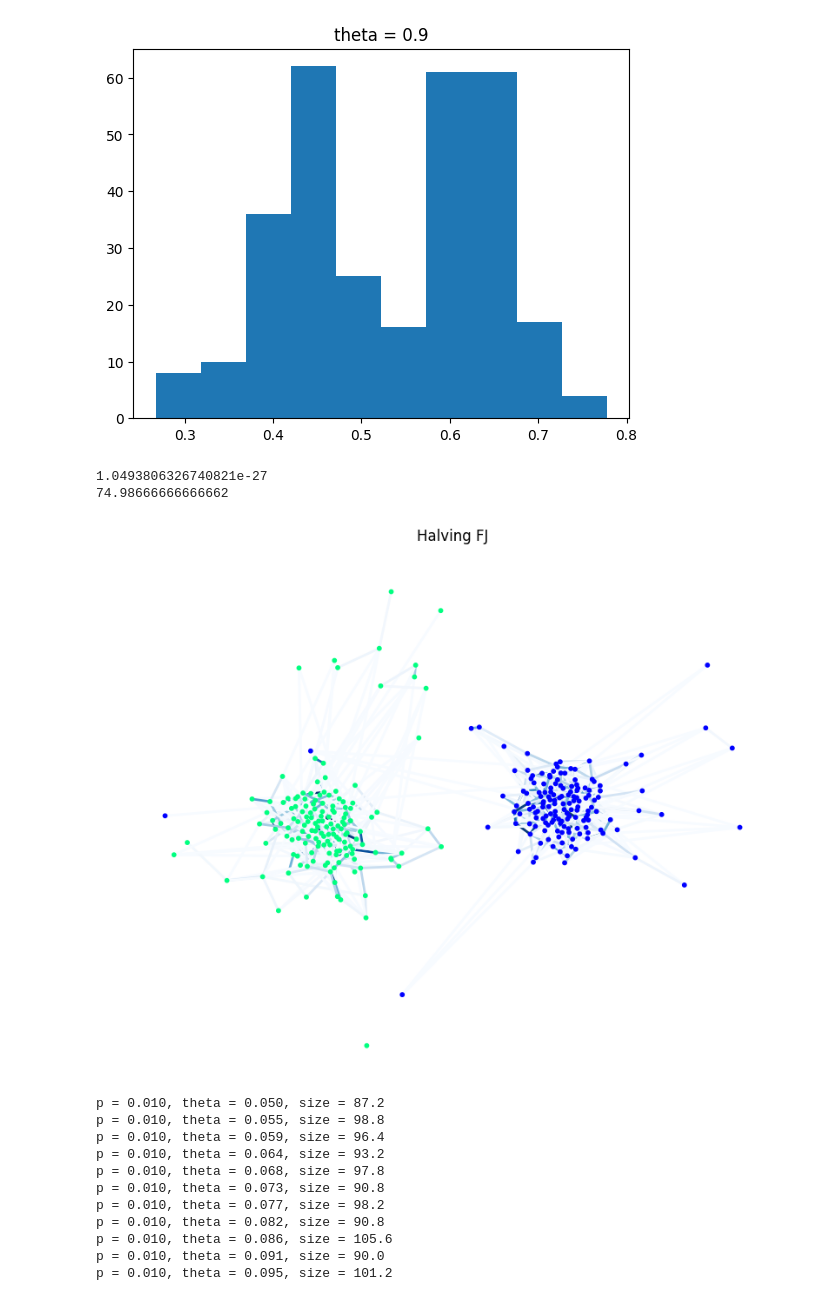
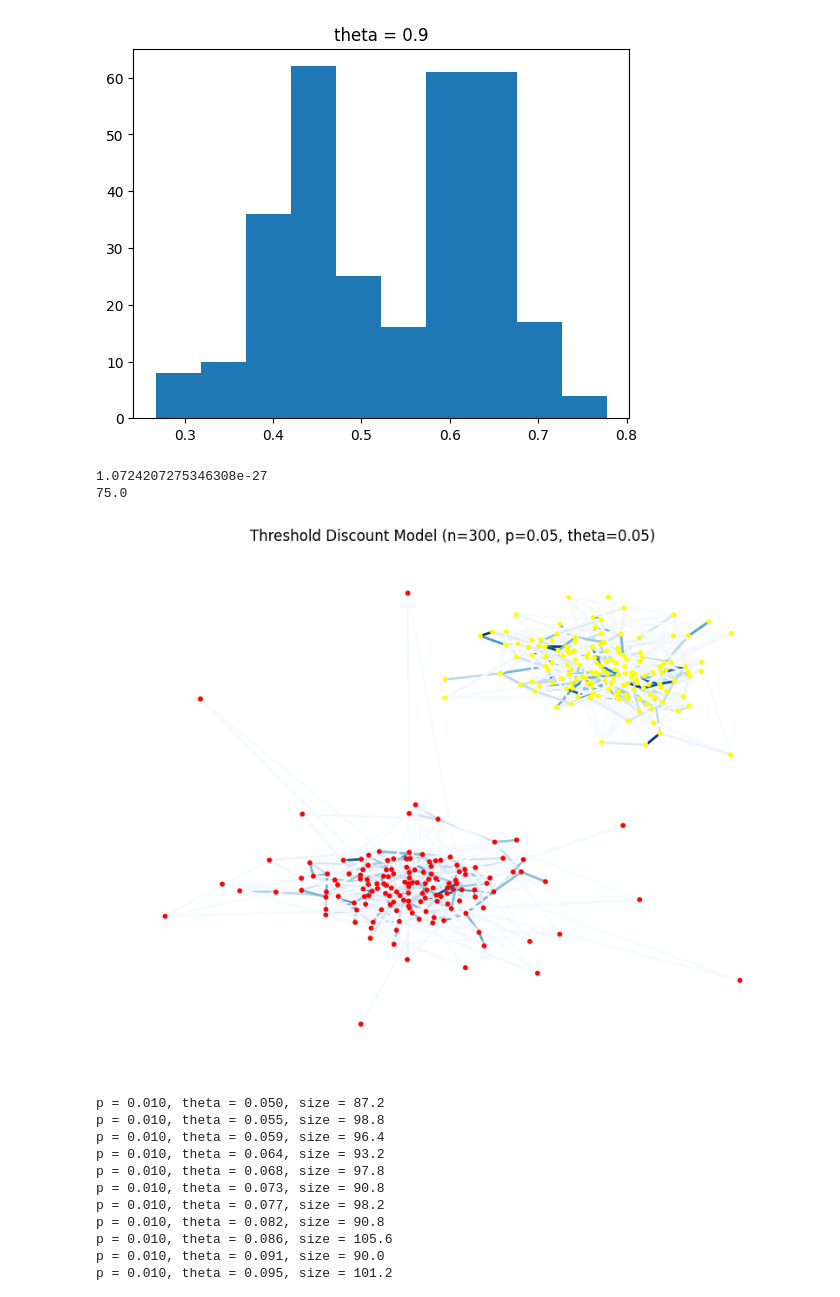
Before and after one commit to JamesZhang2/Opinion-Dynamics, a Jupyter notebook: FJ_Model.ipynb, the cells around one changed output. Drawn from its saved outputs; the diff is of its cells as text; code cells hidden in the pictures.

Commit message:
Use color map autumn, consistent with slides

```diff
--- a/FJ_Model.ipynb
+++ b/FJ_Model.ipynb
@@ -103,12 +103,12 @@ class ErdosRenyiFJ:
         G = self.to_nx_graph(threshold)
 
         # Get positions for nodes
-        pos = nx.spring_layout(G)  # Spring layout for a visually appealing result
+        pos = nx.spring_layout(G)
 
         # Draw the graph
         plt.figure(figsize=(8, 6))
 
-        node_cmap=plt.cm.winter
+        node_cmap=plt.cm.autumn
         edges, edge_weights = zip(*nx.get_edge_attributes(G, 'weight').items())
         nx.draw(G,
                 pos,
@@ -329,16 +329,20 @@ for theta in np.arange(0, 1, 0.1):
 [figure]
 [figure]
 # %%
-G = HalvingFJ(n=300, p=0.05, w_lower=0, w_upper=1, internal_lower=0, internal_upper=1, theta=0.05)
+n = 300
+p = 0.05
+theta = 0.05
+# G = HalvingFJ(n=n, p=p, w_lower=0, w_upper=1, internal_lower=0, internal_upper=1, theta=theta, internal_dtbn="uniform")
+G = HalvingFJ(n=n, p=p, w_lower=0, w_upper=1, internal_lower=0, internal_upper=1, theta=theta, internal_dtbn="bernoulli")
 G.run_t_steps(100)
 # print(G)
 print(G.disagreement())
 print(G.polarization())
-G.plot_network()
+G.plot_network(title=f"Threshold Discount Model (n={n}, p={p}, theta={theta})")
 # %% [output]
-1.0493806326740821e-27
-74.98666666666662
+1.0724207275346308e-27
+75.0
-[figure, old version]
+[figure, new version]
 # %%
 def component_info(n, p_range, theta_range, num_steps, num_trials):
     '''
```
Also changed, not shown: parts of 1 cell of this notebook, 3 other files.
